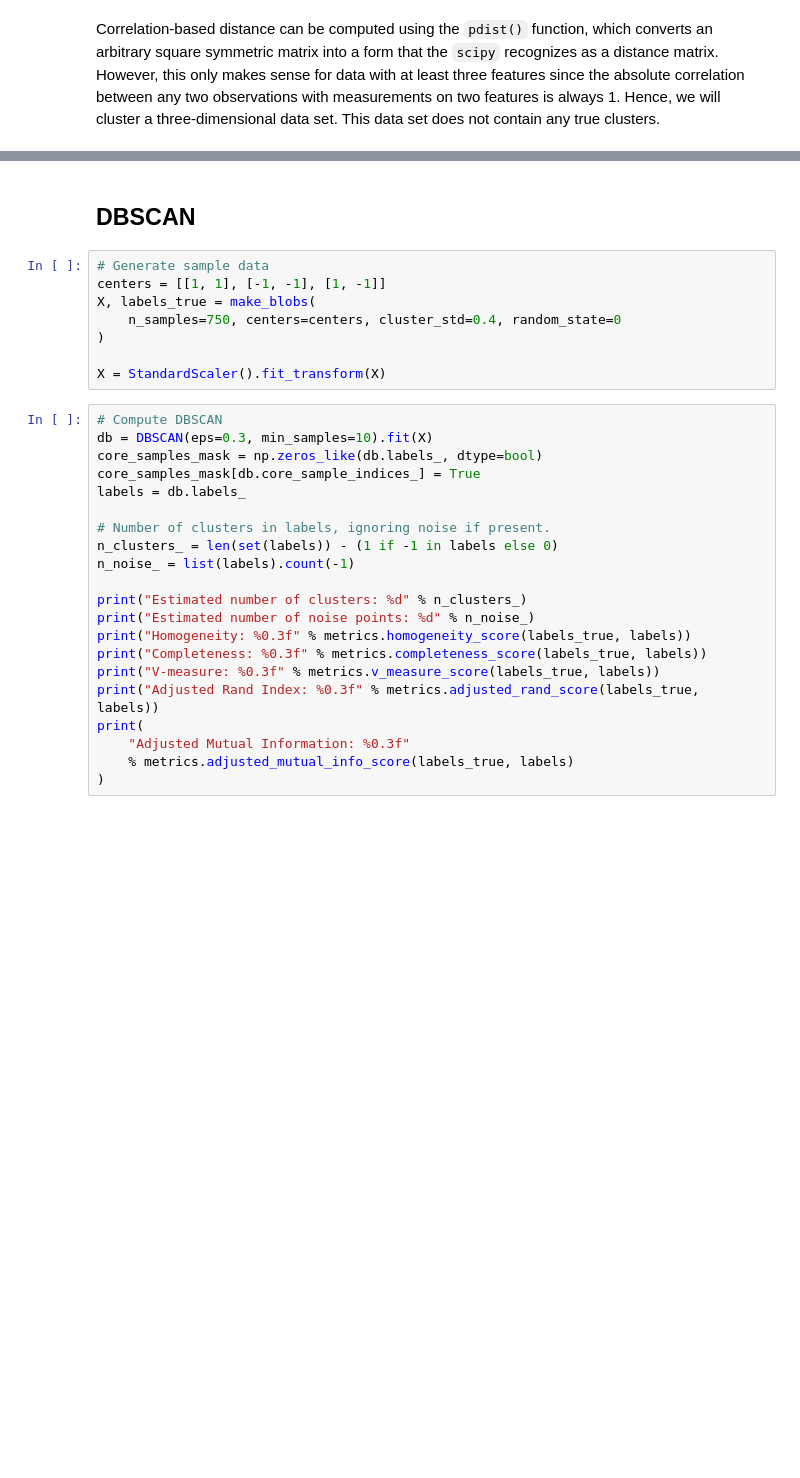
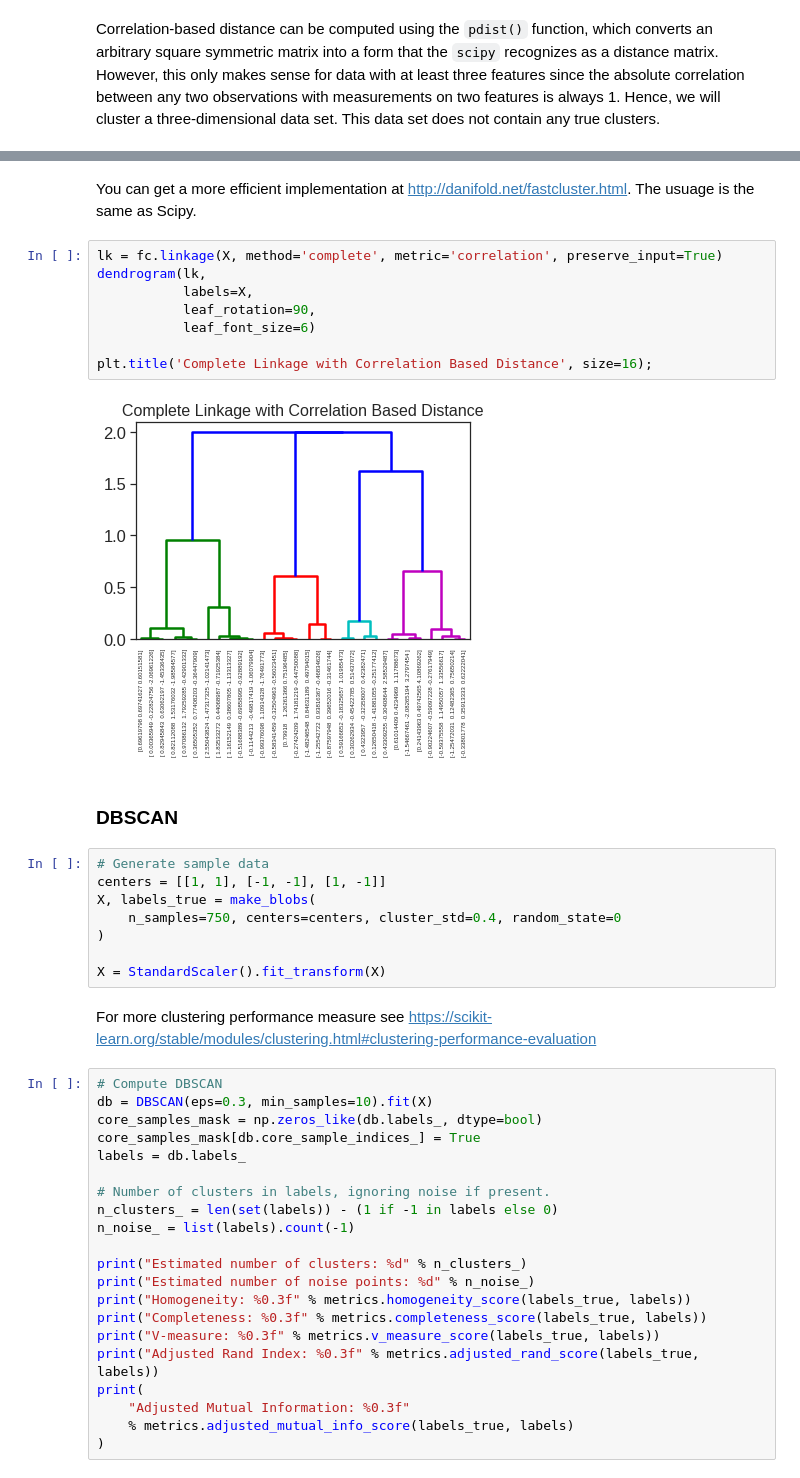
Before and after one commit to phonchi/nsysu-math6084, a Jupyter notebook: static_files/presentations/Chapter_12_Lab.ipynb, the cells around one changed output, grey strips where cells are left out. Drawn from its saved outputs; the diff is of its cells as text; blank space fills up the shorter version.

```diff
--- a/static_files/presentations/Chapter_12_Lab.ipynb
+++ b/static_files/presentations/Chapter_12_Lab.ipynb
@@ -706,5 +766,17 @@ plt.title('Complete Linkage with Correlation Based Distance', size=16);
+# %% [markdown]
+You can get a more efficient implementation at http://danifold.net/fastcluster.html. The usuage is the same as Scipy.
+# %%
+lk = fc.linkage(X, method='complete', metric='correlation', preserve_input=True)
+dendrogram(lk,
+           labels=X,
+           leaf_rotation=90,
+           leaf_font_size=6)
+
+plt.title('Complete Linkage with Correlation Based Distance', size=16);
+# %% [output]
+[figure, added]
 # %% [markdown]
-## DBSCAN
+### DBSCAN
 # %%
 # Generate sample data
 centers = [[1, 1], [-1, -1], [1, -1]]
@@ -713,6 +785,8 @@ X, labels_true = make_blobs(
 )
 
 X = StandardScaler().fit_transform(X)
+# %% [markdown]
+For more clustering performance measure see https://scikit-learn.org/stable/modules/clustering.html#clustering-performance-evaluation
 # %%
 # Compute DBSCAN
 db = DBSCAN(eps=0.3, min_samples=10).fit(X)
```
Also changed, not shown: parts of 56 cells of this notebook.
